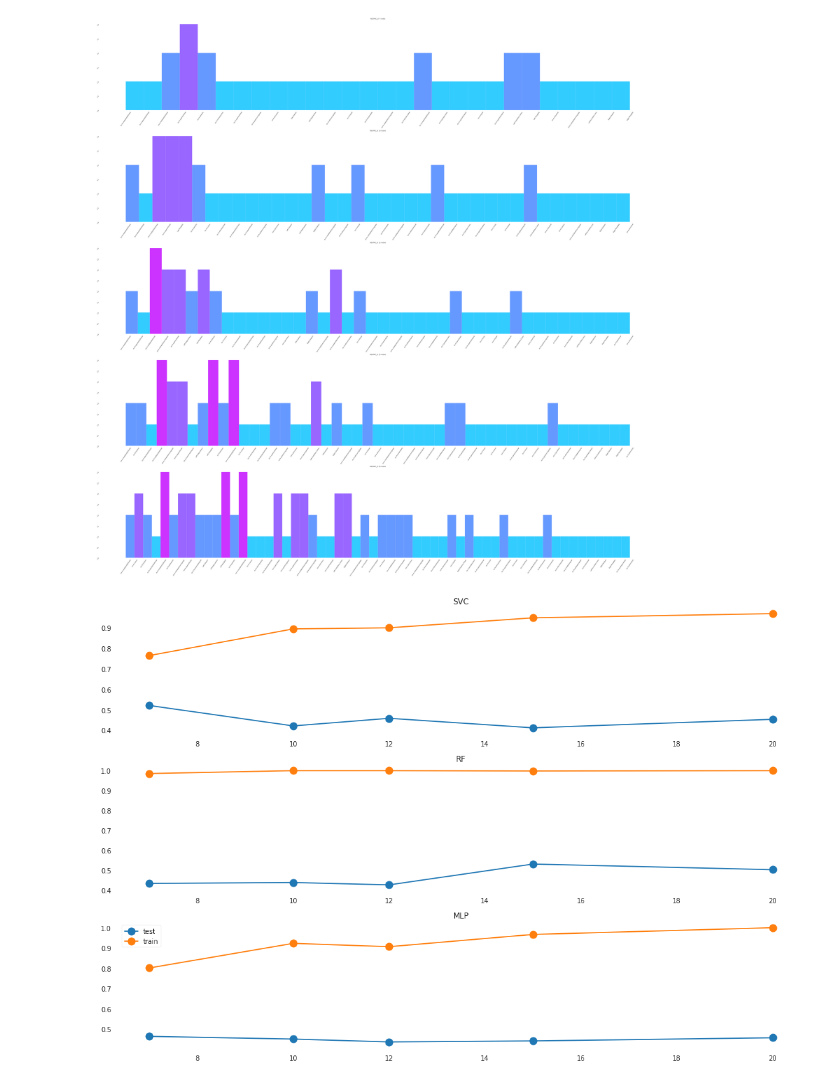
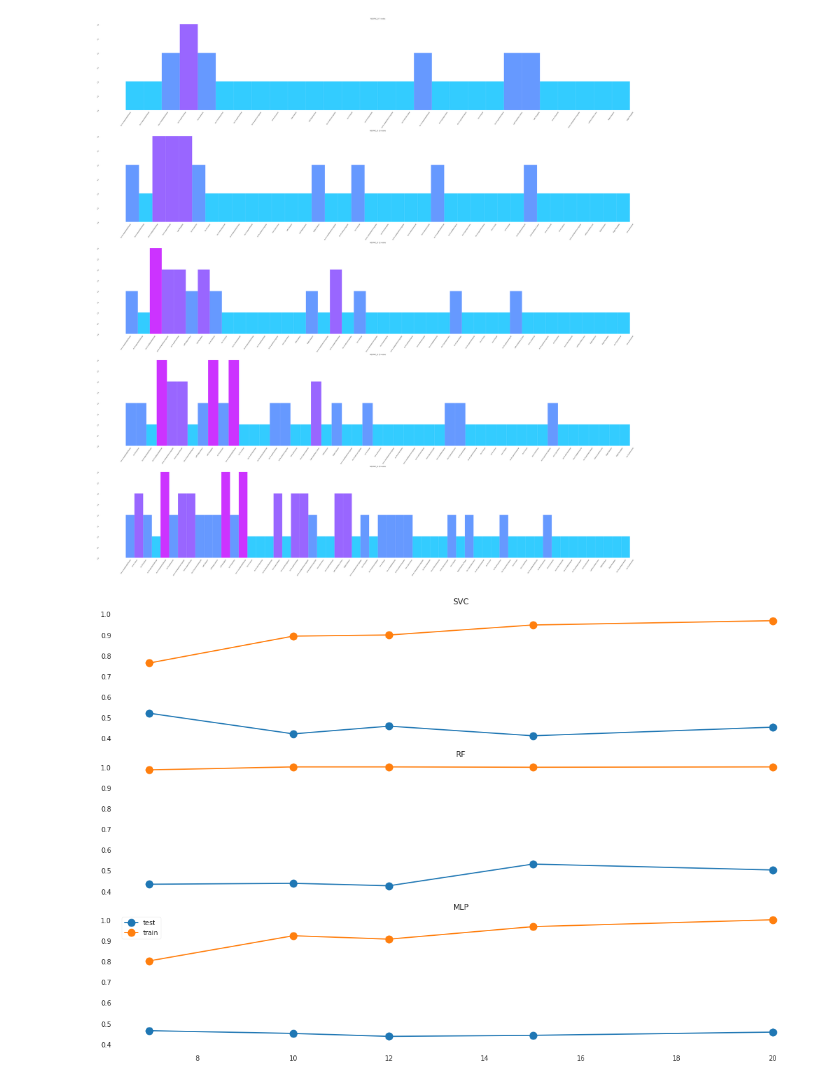
Before and after one commit to ShreyaKapoor18/Thesis, a Jupyter notebook: graphtools/greedy_graph.ipynb, the cells around one changed output. Drawn from its saved outputs; the diff is of its cells as text; code cells hidden in the pictures.

Commit message:
get same scale of images

```diff
--- a/graphtools/greedy_graph.ipynb
+++ b/graphtools/greedy_graph.ipynb
@@ -180,16 +180,16 @@ Best estimator {'min_samples_split': 5, 'min_samples_leaf': 2, 'max_features': '
 Best estimator {'solver': 'adam', 'learning_rate': 'adaptive', 'hidden_layer_sizes': (50, 100, 100, 50), 'alpha': 0.05, 'activation': 'tanh'}
 [figure]
 # %%
-fig, ax = plt.subplots(3,1, figsize = (15,10))
+fig, ax = plt.subplots(3,1, figsize = (15,10), sharex = True, sharey = True)
 for clf, i in zip(['SVC', 'RF', 'MLP'], range(3)):
     ax[i].set_title(clf)
     ax[i].plot(num_nodes,
              [np.mean([results['NEOFAC_O'][node][k][clf]['test']['balanced_accuracy']
                for k in range(1,6)]) for node in num_nodes], marker = 'o', markersize = 12, label= 'test')
     ax[i].plot(num_nodes,
              [np.mean([results['NEOFAC_O'][node][k][clf]['train']['balanced_accuracy']
                for k in range(1,6)]) for node in num_nodes], marker = 'o', markersize = 12, label = 'train')
 plt.legend()
 plt.tight_layout()
 # %% [output]
-[figure, old version]
+[figure, new version]
```
